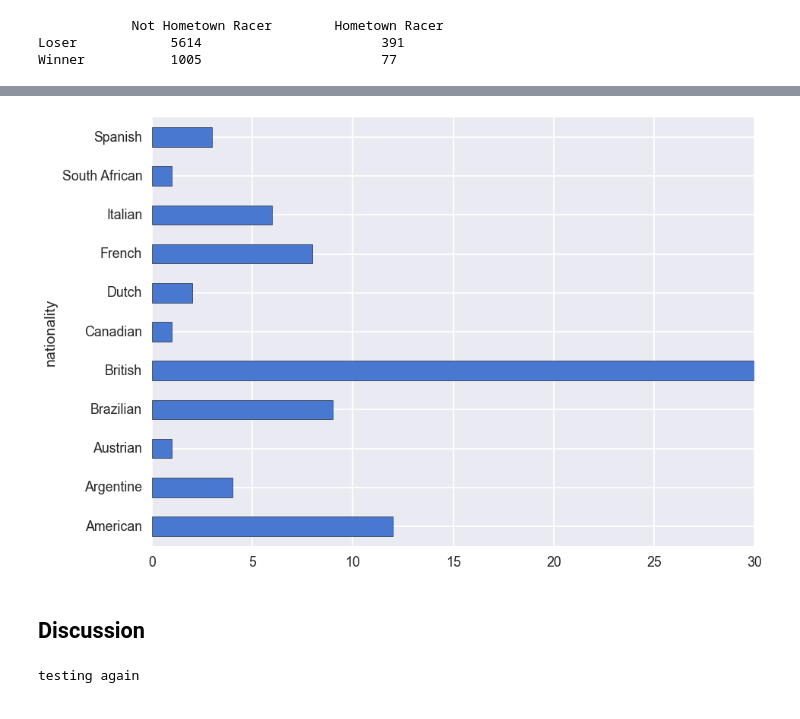
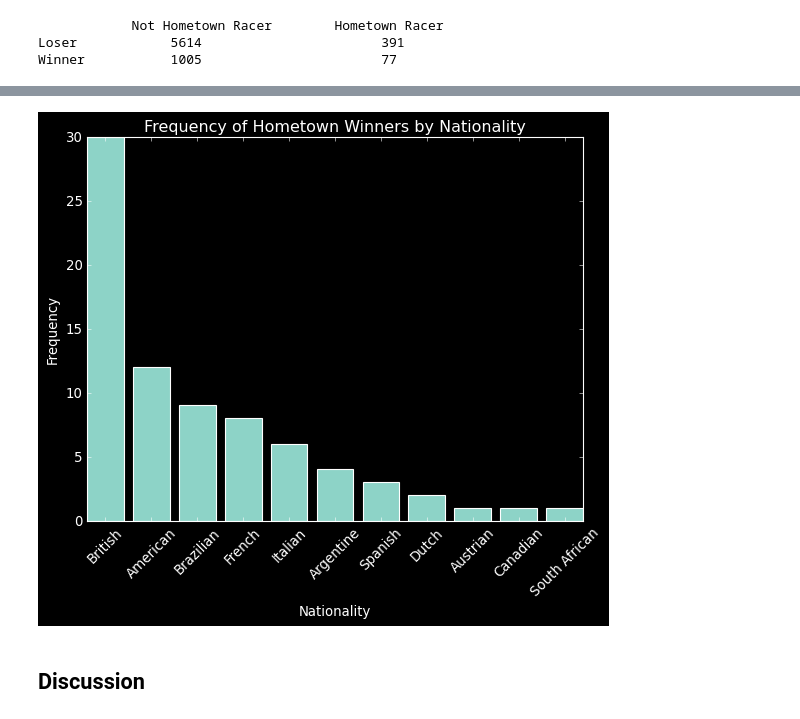
Before and after one commit to DaveMelkani/QTM151FinalProject, a Jupyter notebook: final_project_code.ipynb, the cells around one changed output, grey strips where cells are left out. Saved outputs shown, nothing was run; the diff lists cells and outputs as text; code cells hidden in the pictures.

Commit message:
graph thoughts?

```diff
--- a/final_project_code.ipynb
+++ b/final_project_code.ipynb
@@ -120,12 +105,15 @@ grouped_counts_multilevel = hometown_winner.groupby(['year','nationality']).size
-# %%
-grouped_counts_onelevel.plot(kind = "barh")
-plt.style.use('seaborn-ticks')
-plt.show()
-# %% [output]
-[figure, removed]
+# %%
+hometown_winner = results_merge_final.query("win_status == local_status & win_status == 1")
+plt.style.use('dark_background')
+
+value_counts = hometown_winner["nationality"].value_counts()
+fig, ax = plt.subplots(1,1)
+ax.bar(value_counts.index, value_counts.values)
+ax.set_ylabel("Frequency")
+ax.set_xlabel("Nationality")
+ax.set_title("Frequency of Hometown Winners by Nationality")
+ax.xaxis.set_tick_params(rotation = 45)
+# %% [output]
+[figure, added]
 # %% [markdown]
 ## **Discussion**
-# %%
-print("testing again")
-# %% [output]
-testing again
```
Also changed, not shown: parts of 2 cells of this notebook.
